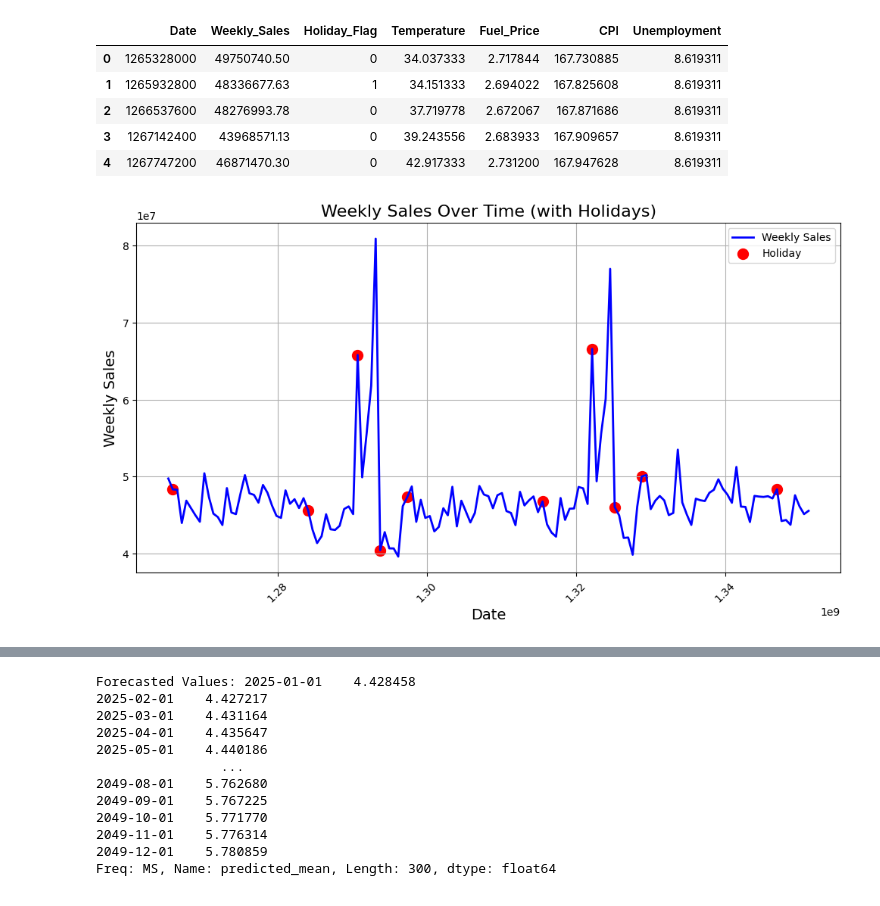
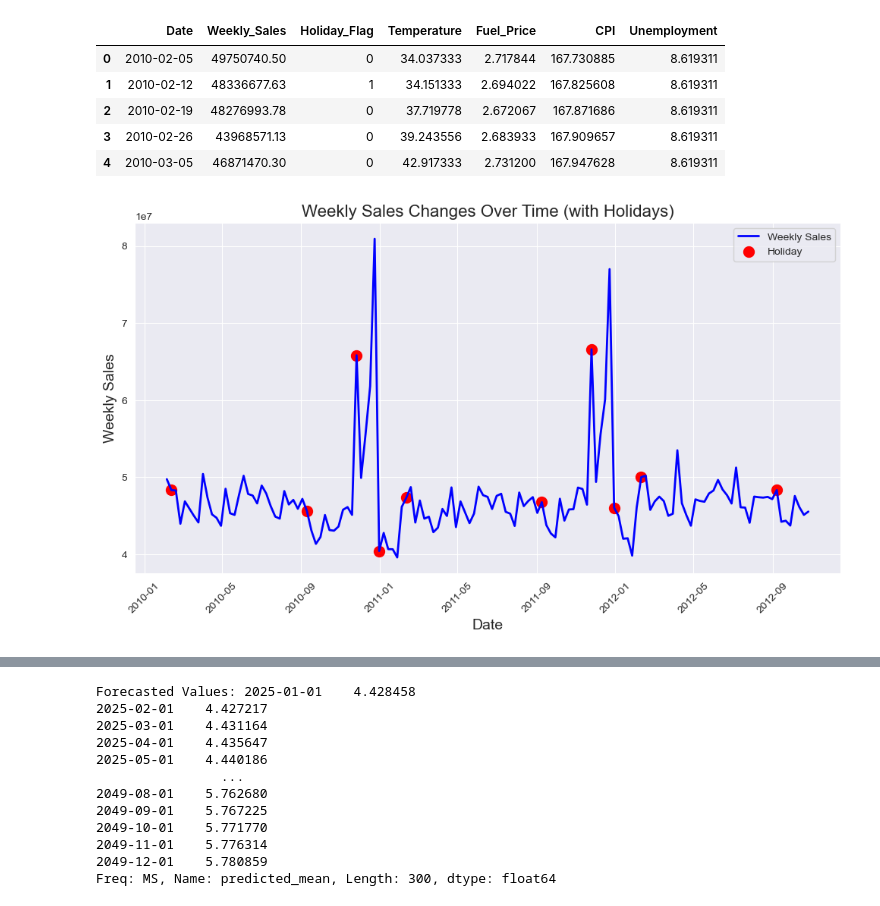
Before and after one commit to random-logic/Demand-Forecast, a Jupyter notebook: src/ARIMAX.ipynb, the cells around one changed output, grey strips where cells are left out. Saved outputs shown, nothing was run; the diff lists cells and outputs as text; code cells hidden in the pictures.

```diff
--- a/src/ARIMAX.ipynb
+++ b/src/ARIMAX.ipynb
@@ -14,39 +14,36 @@ from statsmodels.tsa.seasonal import seasonal_decompose
 # %%
 df = pd.read_csv('../dataset/Walmart.csv')
 
 # Convert to datetime
 df['Date'] = pd.to_datetime(df['Date'], format='%d-%m-%Y')
 
-# Convert to epoch time in seconds
-df['Date'] = df['Date'].astype(int) // 10**9
-
 df.head()
 
 # Group by Date and aggregate (e.g., sum for Weekly_Sales)
 df = df.groupby('Date').agg({
-    'Weekly_Sales': 'sum',
-    'Holiday_Flag': 'max',
-    'Temperature': 'mean',
-    'Fuel_Price': 'mean',
-    'CPI': 'mean',
-    'Unemployment': 'mean'
+  'Weekly_Sales': 'sum',
+  'Holiday_Flag': 'max',
+  'Temperature': 'mean',
+  'Fuel_Price': 'mean',
+  'CPI': 'mean',
+  'Unemployment': 'mean'
 }).reset_index()
 
 df.head()
 
 # Graph
 #result = seasonal_decompose(df['FEDFUNDS'], model ='multiplicative')
 #result.plot()
 
 # data["detrended"] = sm.OLS(data["FEDFUNDS"], sm.add_constant(range(len(data)))).fit().resid
 # data["differenced"] = data["FEDFUNDS"].diff()
 # %% [output]
 |  | Date | Weekly_Sales | Holiday_Flag | Temperature | Fuel_Price | CPI | Unemployment |
-| 0 | 1265328000 | 49750740.50 | 0 | 34.037333 | 2.717844 | 167.730885 | 8.619311 |
-| 1 | 1265932800 | 48336677.63 | 1 | 34.151333 | 2.694022 | 167.825608 | 8.619311 |
-| 2 | 1266537600 | 48276993.78 | 0 | 37.719778 | 2.672067 | 167.871686 | 8.619311 |
-| 3 | 1267142400 | 43968571.13 | 0 | 39.243556 | 2.683933 | 167.909657 | 8.619311 |
-| 4 | 1267747200 | 46871470.30 | 0 | 42.917333 | 2.731200 | 167.947628 | 8.619311 |
+| 0 | 2010-02-05 | 49750740.50 | 0 | 34.037333 | 2.717844 | 167.730885 | 8.619311 |
+| 1 | 2010-02-12 | 48336677.63 | 1 | 34.151333 | 2.694022 | 167.825608 | 8.619311 |
+| 2 | 2010-02-19 | 48276993.78 | 0 | 37.719778 | 2.672067 | 167.871686 | 8.619311 |
+| 3 | 2010-02-26 | 43968571.13 | 0 | 39.243556 | 2.683933 | 167.909657 | 8.619311 |
+| 4 | 2010-03-05 | 46871470.30 | 0 | 42.917333 | 2.731200 | 167.947628 | 8.619311 |
 # %%
 # Plot Weekly Sales over Time
 plt.figure(figsize=(12, 6))
@@ -57,7 +54,7 @@ holiday_dates = df[df['Holiday_Flag'] == 1]  # Filter rows where Holiday_Flag is
 plt.scatter(holiday_dates['Date'], holiday_dates['Weekly_Sales'], color='red', marker='o', s=100, label='Holiday')
 
 # Add titles and labels
-plt.title('Weekly Sales Over Time (with Holidays)', fontsize=16)
+plt.title('Weekly Sales Changes Over Time (with Holidays)', fontsize=16)
 plt.xlabel('Date', fontsize=14)
 plt.ylabel('Weekly Sales', fontsize=14)
 plt.grid(True)
@@ -71,7 +68,7 @@ plt.legend()
 # Show the plot
 plt.show()
 # %% [output]
-[figure, old version]
+[figure, new version]
 # %%
 # ADF Test
 result_test = adfuller(df['Weekly_Sales'])
```
Also changed, not shown: parts of 4 cells of this notebook, 2 other files.
